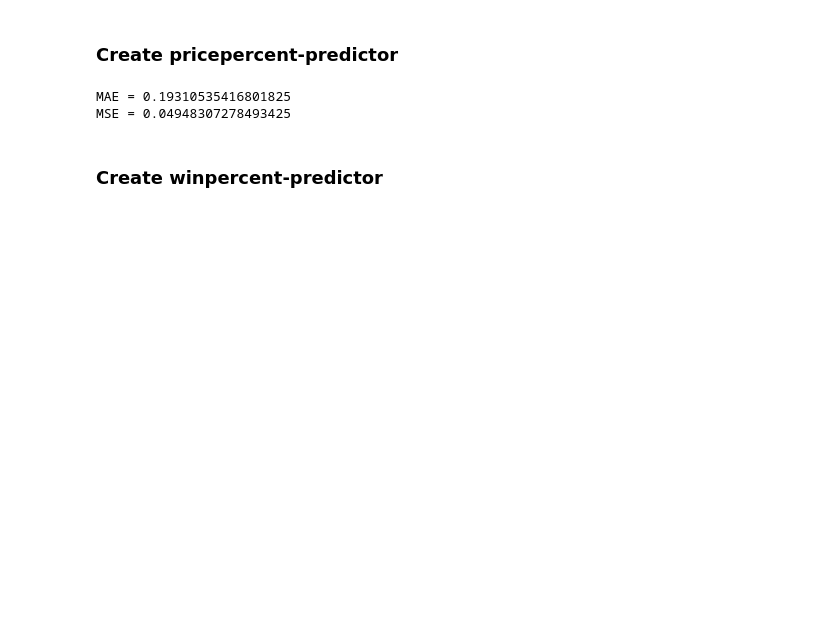
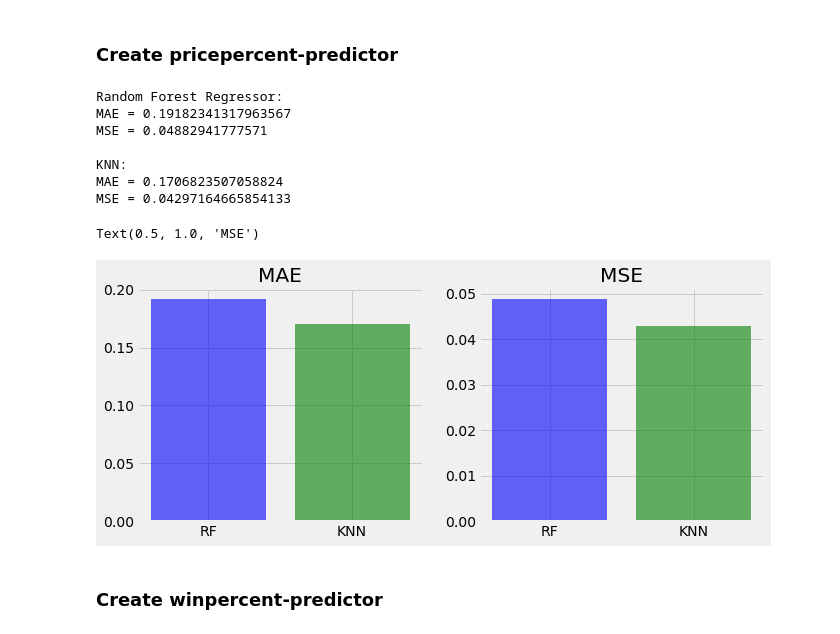
Before and after one commit to Mieju/CandyCare, a Jupyter notebook: CandyCare.ipynb, the cells around one changed output. Cells and saved outputs as stored; diff of their text form; code cells hidden in the pictures; blank space fills up the shorter version.

```diff
--- a/CandyCare.ipynb
+++ b/CandyCare.ipynb
@@ -334,12 +362,40 @@ MSE = 0.06873529287587565
 # %%
 clf_p=RandomForestRegressor(n_estimators=100)
 clf_p.fit(X_train_p, y_train_p)
 y_pred_p = clf_p.predict(X_test_p)
-print("MAE =", mean_absolute_error(y_test_p,y_pred_p))
-print("MSE =", mean_squared_error(y_test_p,y_pred_p))
+maeRF = mean_absolute_error(y_test_p,y_pred_p)
+mseRF = mean_squared_error(y_test_p,y_pred_p)
+print("Random Forest Regressor:")
+print("MAE =", maeRF)
+print("MSE =", mseRF)
+
+print("\nKNN:")
+knn_regressor_p = KNeighborsRegressor(n_neighbors = 5, p = 2, weights = 'uniform')
+knn_regressor_p.fit(X_train_p, y_train_p)
+y_pred_p_knn = knn_regressor_p.predict(X_test_p)
+maeKNN = mean_absolute_error(y_test_p,y_pred_p_knn)
+mseKNN = mean_squared_error(y_test_p,y_pred_p_knn)
+print("MAE =", maeKNN)
+print("MSE =", mseKNN)
+
+fig, ax = plt.subplots(1,2)
+fig.set_figwidth(10)
+ax[0].bar('RF', maeRF, color = 'blue', alpha = 0.6)
+ax[0].bar('KNN', maeKNN, color = 'green', alpha = 0.6)
+ax[0].set_title('MAE')
+ax[1].bar('RF', mseRF, color = 'blue', alpha = 0.6)
+ax[1].bar('KNN', mseKNN, color = 'green', alpha = 0.6)
+ax[1].set_title('MSE')
 # %% [output]
-MAE = 0.19310535416801825
-MSE = 0.04948307278493425
+Random Forest Regressor:
+MAE = 0.19182341317963567
+MSE = 0.04882941777571
+
+KNN:
+MAE = 0.1706823507058824
+MSE = 0.04297164665854133
+Text(0.5, 1.0, 'MSE')
+[figure, added]
 # %% [markdown]
 ### Create winpercent-predictor
 # %%
```
Also changed, not shown: parts of 17 cells of this notebook.
